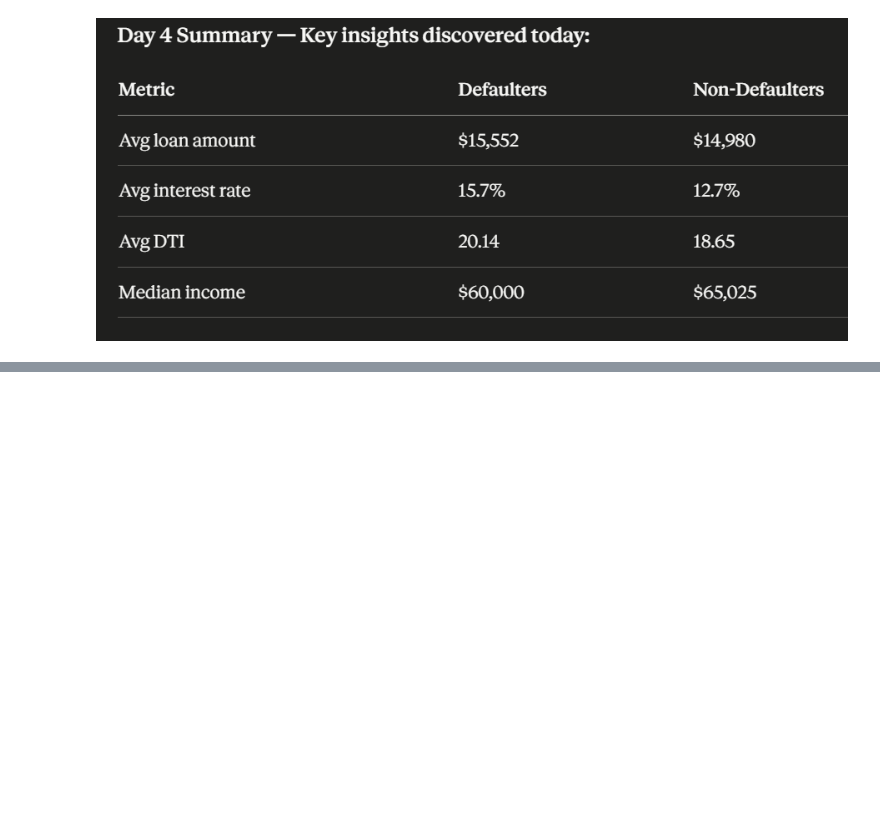
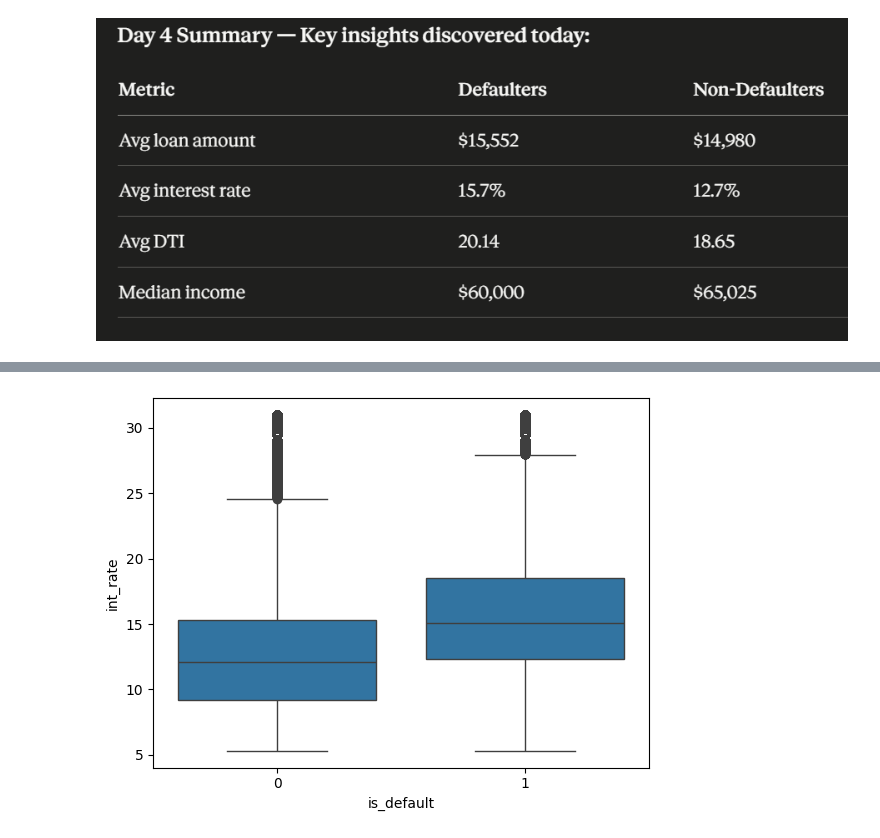
Before and after one commit to septembershashanksharma-hub/finsight-ai, a Jupyter notebook: week1_foundation.ipynb, the cells around one changed output, grey strips where cells are left out. Cells and saved outputs as stored; diff of their text form; code cells hidden in the pictures; blank space fills up the shorter version.

```diff
--- a/week1_foundation.ipynb
+++ b/week1_foundation.ipynb
@@ -523,0 +549,5 @@ Every single metric points in the same direction, defaulters borrow more, pay hi
+# %%
+sns.boxplot(x='is_default', y='int_rate', data=df)
+plt.savefig('reports/boxplot_isdefault_intrate')
+# %% [output]
+[figure, added]
```
Also changed, not shown: parts of 7 cells of this notebook, 5 other files.
